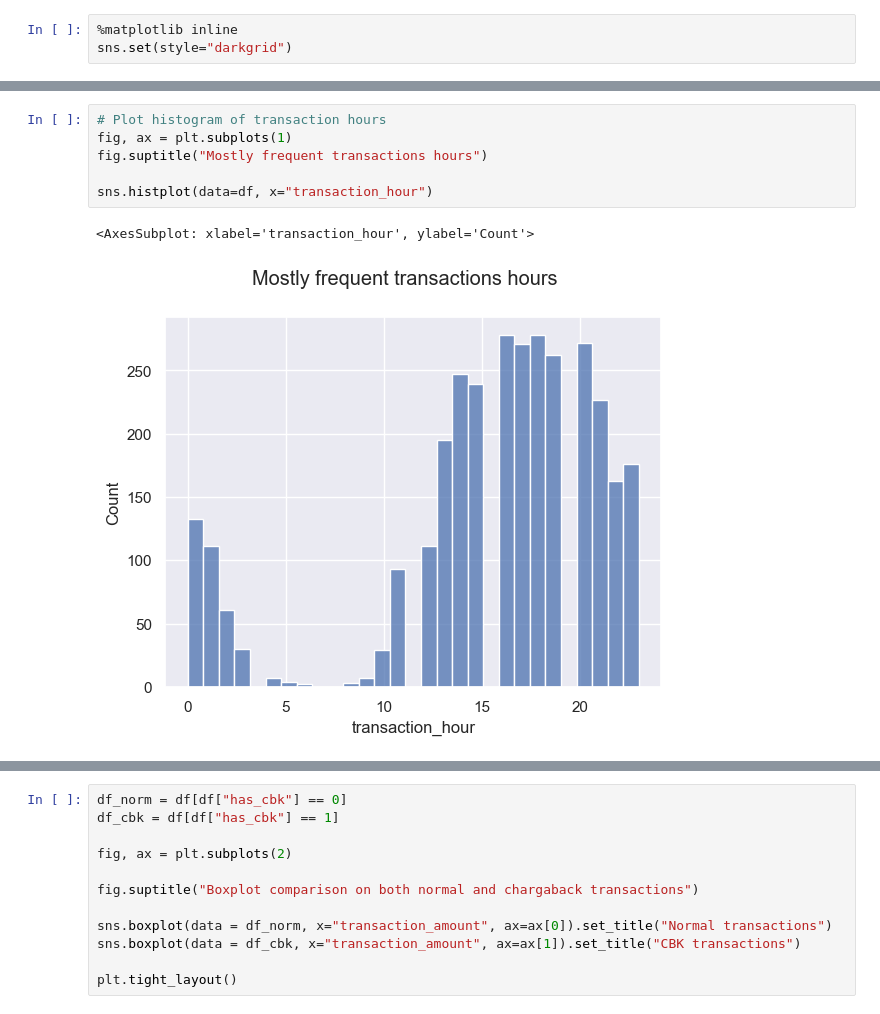
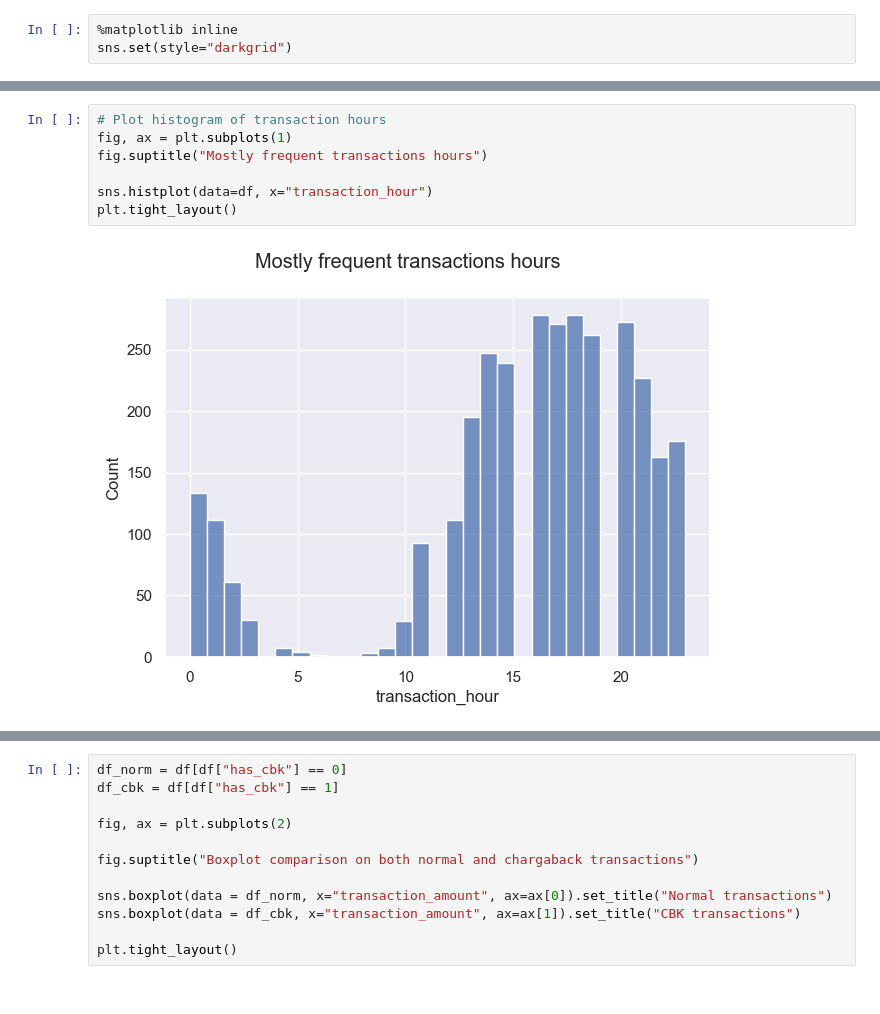
Before and after one commit to rehpires/Risk-analyst-case, a Jupyter notebook: Transactional data.ipynb, the cells around one changed output, grey strips where cells are left out. Drawn from its saved outputs; the diff is of its cells as text.

```diff
--- a/Transactional data.ipynb
+++ b/Transactional data.ipynb
@@ -37,12 +50,12 @@ sns.set(style="darkgrid")
 # %%
 # Plot histogram of transaction hours
 fig, ax = plt.subplots(1)
 fig.suptitle("Mostly frequent transactions hours")
 
 sns.histplot(data=df, x="transaction_hour")
+plt.tight_layout()
 # %% [output]
-<AxesSubplot: xlabel='transaction_hour', ylabel='Count'>
-[figure, old version]
+[figure, new version]
 # %%
 ax = sns.histplot(df.loc[df["has_cbk"] == 1].transaction_amount,kde=True).set_title("Distribution of transactions with chargeback")
 
```
Also changed, not shown: parts of 21 cells of this notebook, 1 other file.
